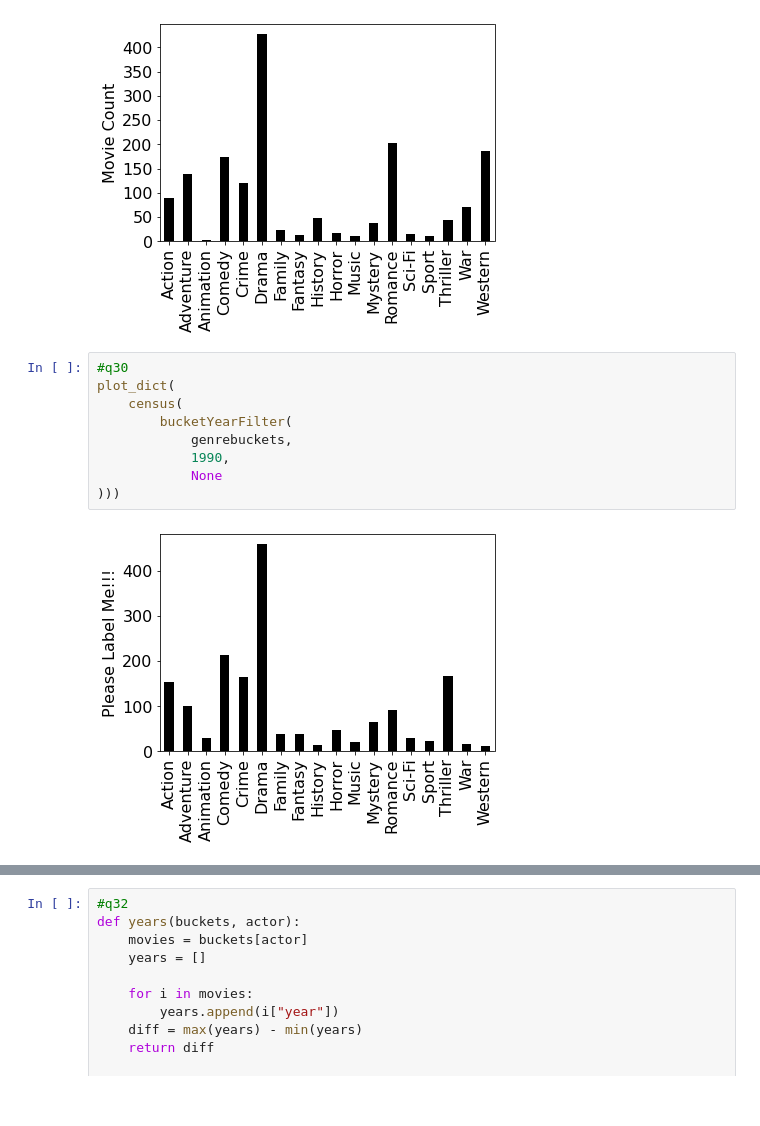
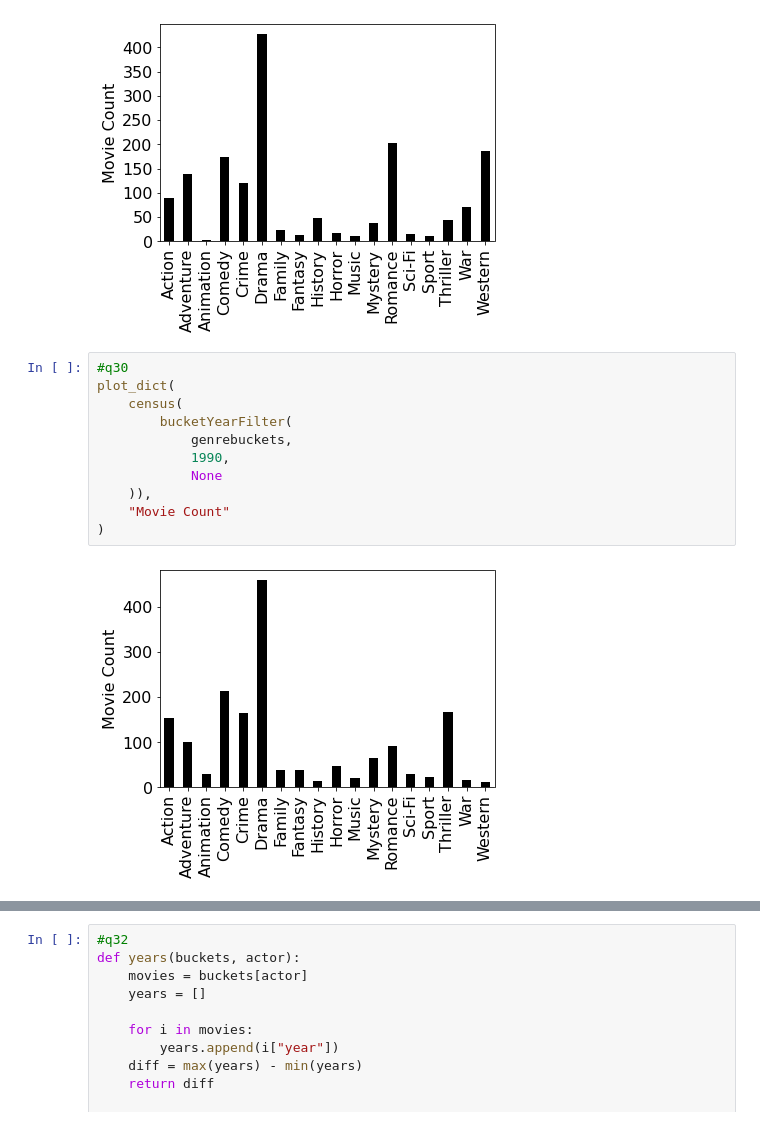
Before and after one commit to ryang229/cs220, a Jupyter notebook: spring20/p8/cs-220-test.ipynb, the cells around one changed output, grey strips where cells are left out. Cells and saved outputs as stored; diff of their text form.

```diff
--- a/spring20/p8/cs-220-test.ipynb
+++ b/spring20/p8/cs-220-test.ipynb
@@ -453,14 +457,16 @@ plot_dict(census(bucketYearFilter(genrebuckets,None,1969)), "Movie Count")
 # %%
 #q30
 plot_dict(
     census(
         bucketYearFilter(
             genrebuckets,
             1990,
             None
-)))
+    )),
+    "Movie Count"
+)
 # %% [output]
-[figure, old version]
+[figure, new version]
 # %%
 #q31
 yearbuckets = bucketize(movies,"year")
```
Also changed, not shown: parts of 2 cells of this notebook, 4 other files.
